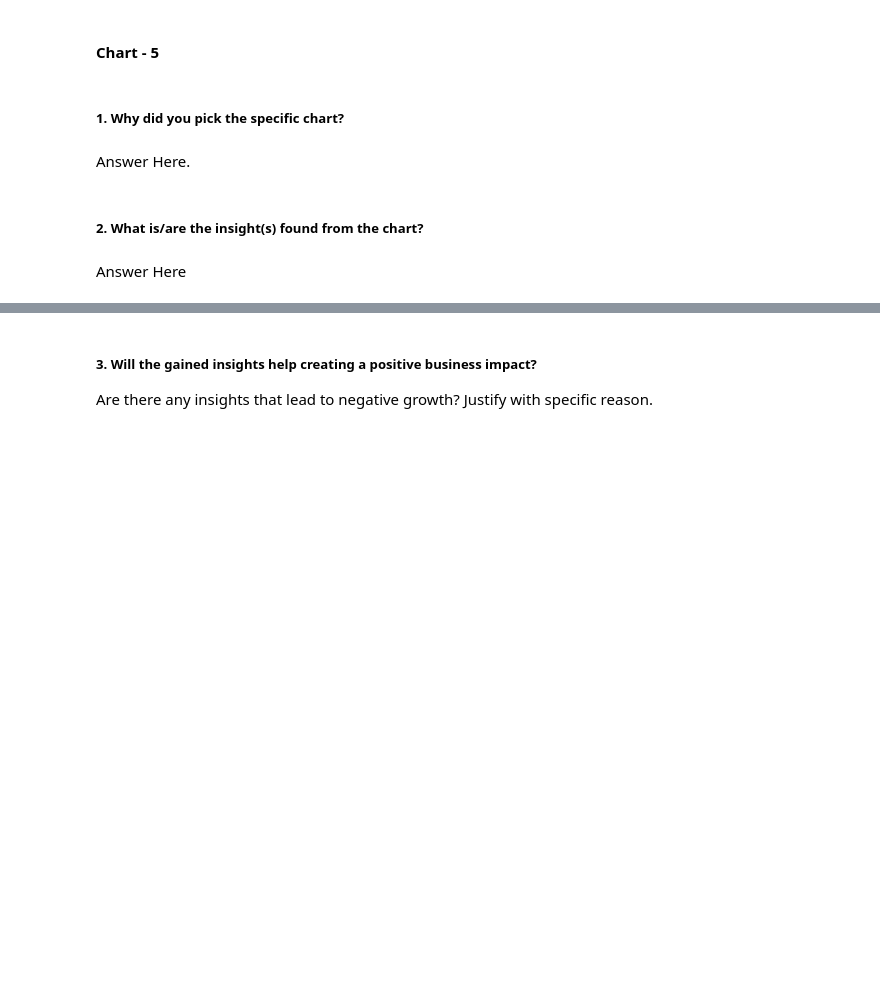
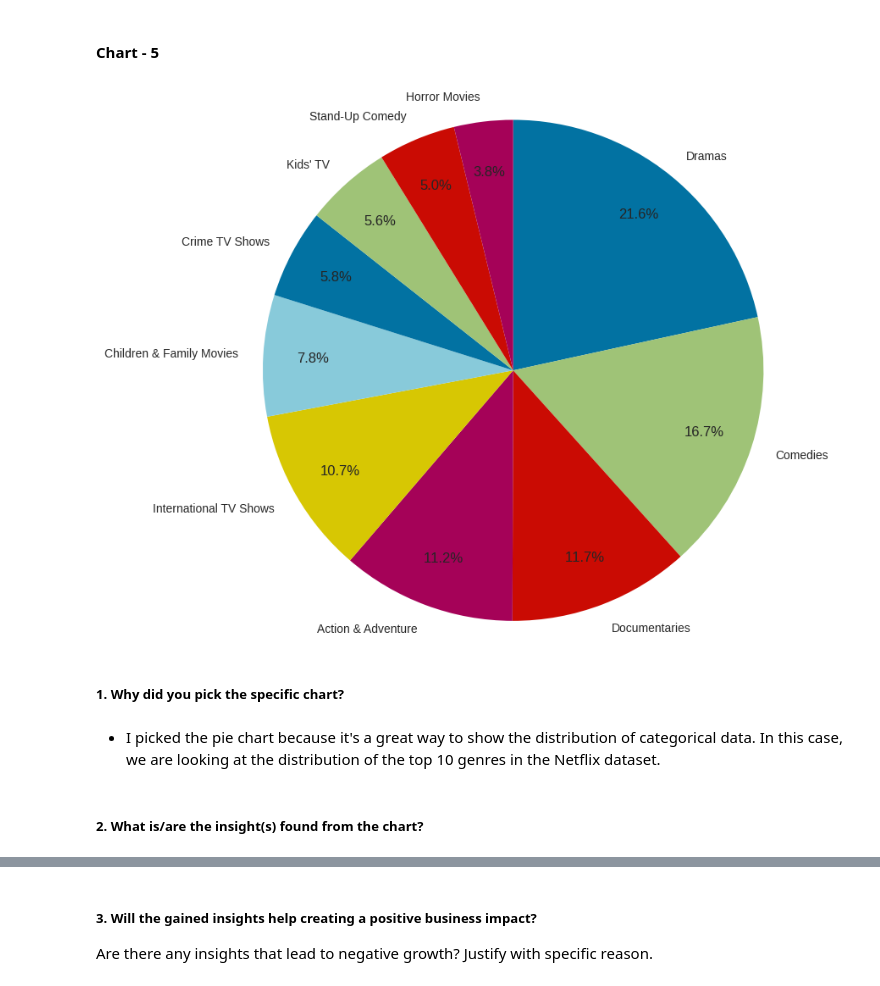
Before and after one commit to Navjotkhatri/NETFLIX-MOVIES-AND-TV-SHOWS-CLUSTERING, a Jupyter notebook: NETFLIX_MOVIES_AND_TV_SHOWS_CLUSTERING.ipynb, the cells around one changed output, grey strips where cells are left out. Cells and saved outputs as stored; diff of their text form; code cells hidden in the pictures; blank space fills up the shorter version.

```diff
--- a/NETFLIX_MOVIES_AND_TV_SHOWS_CLUSTERING.ipynb
+++ b/NETFLIX_MOVIES_AND_TV_SHOWS_CLUSTERING.ipynb
@@ -572,8 +570,15 @@ Are there any insights that lead to negative growth? Justify with specific reaso
+# %%
+# Chart - 5 visualization code
+#Top 10 Genres
+top_genres = df["listed_in"].value_counts().head(10)
+plt.figure(figsize=(8,8))
+plt.pie(top_genres, labels=top_genres.index, autopct='%1.1f%%', pctdistance=0.8, labeldistance=1.1,radius=1.2, startangle=90, counterclock=False)
+plt.show()
+# %% [output]
+[figure, added]
 # %% [markdown]
 ##### 1. Why did you pick the specific chart?
-# %% [markdown]
-Answer Here.
+# %% [markdown]
+* I picked the pie chart because it's a great way to show the distribution of categorical data. In this case, we are looking at the distribution of the top 10 genres in the Netflix dataset.
 # %% [markdown]
 ##### 2. What is/are the insight(s) found from the chart?
-# %% [markdown]
-Answer Here
```
Also changed, not shown: parts of 12 cells of this notebook.
